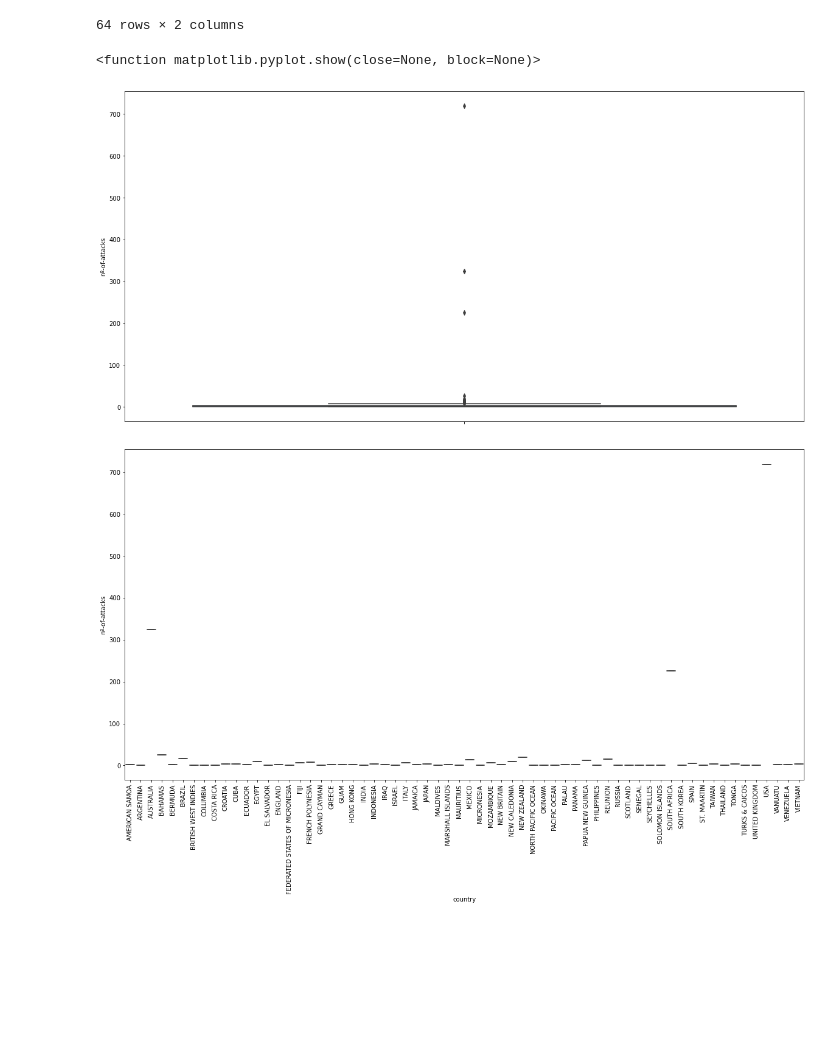
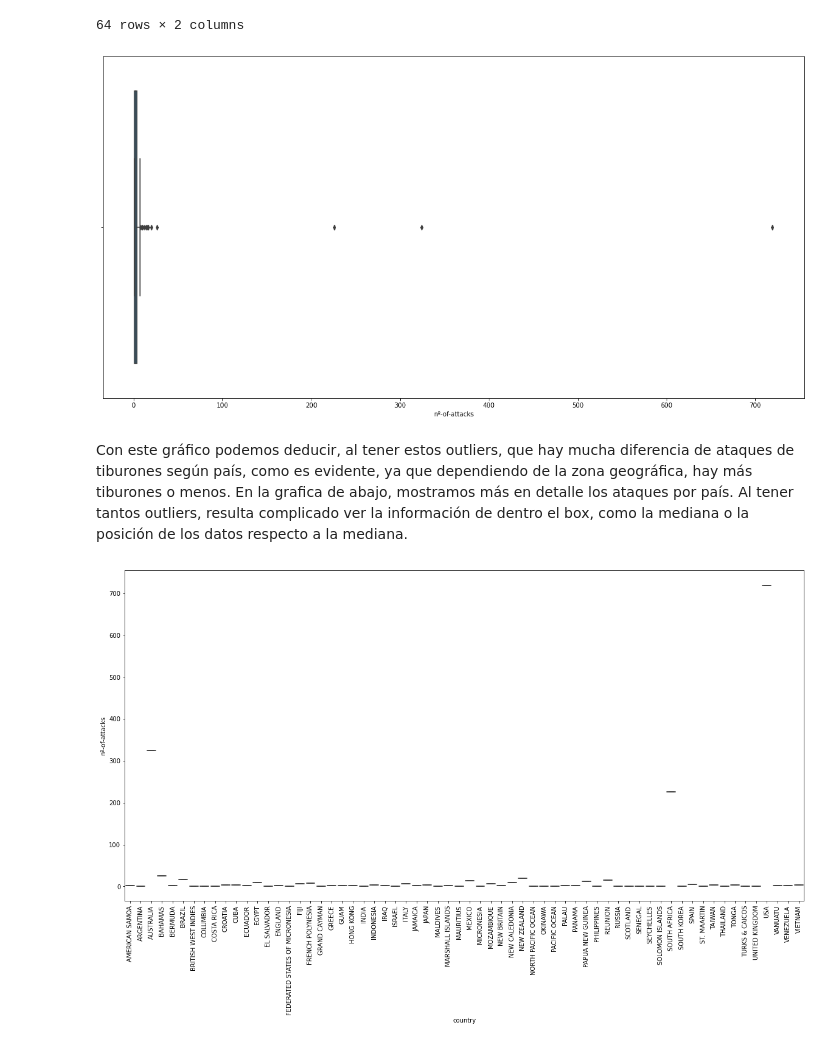
Before and after one commit to Adalab/DA-PROMO-B-MODULO1-SPRINT2-NATALIA-PAULA, a Jupyter notebook: Visualizacion3.ipynb, the cells around one changed output. Cells and saved outputs as stored; diff of their text form; code cells hidden in the pictures; blank space fills up the shorter version.

```diff
--- a/Visualizacion3.ipynb
+++ b/Visualizacion3.ipynb
@@ -7,7 +7,7 @@ import numpy as np
 import seaborn as sns
 import matplotlib.pyplot as plt
 # %%
-df = pd.read_csv("attacks2.csv")
+df = pd.read_csv("./Visualización/attacks2.csv")
 df.head(3)
 # %% [output]
 |  | Unnamed: 0 | case-number | year | type | country | area | location | activity | name | sex- | ... |
@@ -221,11 +231,16 @@ df_pais
 64 rows × 2 columns
 # %%
 plt.figure(figsize = (20,10))
-sns.boxplot(y = df_pais['nº-of-attacks'])
-plt.show
+sns.boxplot(x = 'nº-of-attacks', data = df_pais, hue= 'country')
+fig.set(xlabel = 'nº of attacks')
+fig.set_title('nº of attacks per country')
+plt.show()
 # %% [output]
-<function matplotlib.pyplot.show(close=None, block=None)>
-[figure, old version]
+[figure, new version]
+# %% [markdown]
+Con este gráfico podemos deducir, al tener estos outliers, que hay mucha diferencia de ataques de tiburones según país, como es evidente, ya que dependiendo de la zona geográfica, hay más tiburones o menos.
+En la grafica de abajo, mostramos más en detalle los ataques por país.
+Al tener tantos outliers, resulta complicado ver la información de dentro el box, como la mediana o la posición de los datos respecto a la mediana.
 # %%
 ax = plt.subplots(1, figsize=(20, 10))
 sns.boxplot(x = df_pais['country'], y = df_pais['nº-of-attacks'])
```
Also changed, not shown: parts of 10 cells of this notebook, 4 other files.
